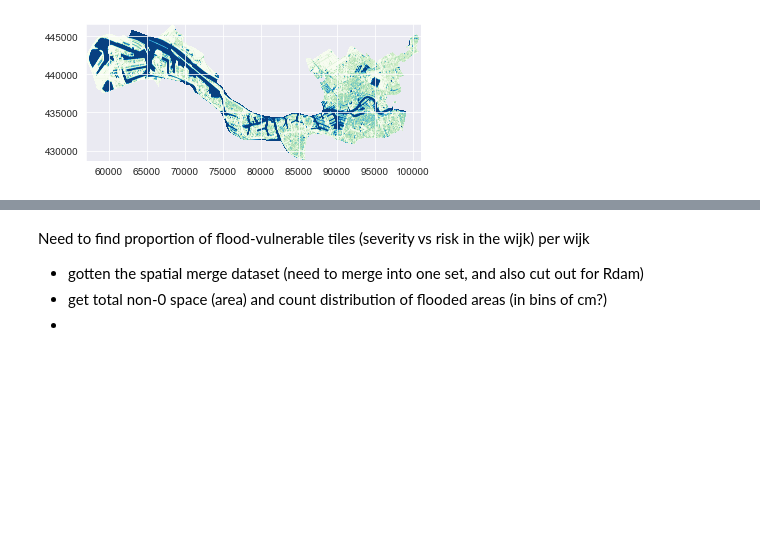
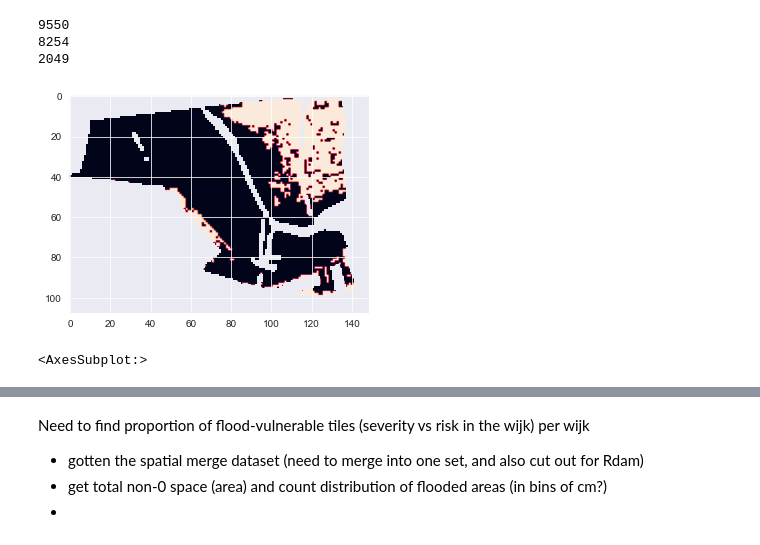
Before and after one commit to FishOuttaWotah/epa-rdam-housing-under-floods, a Jupyter notebook: map_explore.ipynb, the cells around one changed output, grey strips where cells are left out. Cells and saved outputs as stored; diff of their text form; code cells hidden in the pictures; blank space fills up the shorter version.

```diff
--- a/map_explore.ipynb
+++ b/map_explore.ipynb
@@ -95,0 +169,36 @@ for idx, wijk in enumerate(wijk_names):
+# %%
+# Infer water to non-water tiles
+
+# create masks for different wijks:
+# wijk_raw_masks = [rasterio.mask.mask(rdam_dsm_map, [w], crop=True, nodata=np.nan) for w in wijk_geometries]
+
+# correct flood maps with inland bodies of water
+dict_wijk_landmasks = dict(zip(
+    wijk_names,
+    [rasterio.mask.mask(rdam_land_bool_map, [g], crop=True, nodata=0) for g in wijk_geometries]
+))
+# includes np.ndarray and affine transform object
+
+# NOTE: 0 set for non-land values, including water and out-of-bounds territory
+# %%
+
+# assign identification to land area maps
+# retrieve name for land knockout, use submap
+# (assumption that the submap is compatible with the transform)
+# check if all submaps match the landmask (sanity check)
+
+# unit development:
+# iterate through rows? -> np.vectorize()
+# look at column
+# check shape match
+# update floodmap item
+test_submap = df_flood_submaps.loc['2.delfshaven','submap'].squeeze()
+test_landmask = dict_wijk_landmasks['delfshaven'][0].squeeze().astype(bool) # force conversion to bool needed
+
+
+# using np.where preserves the 2d order instead of a bool mask
+test_output = np.where(test_landmask, test_submap, test_submap.min())
+
+# iterate over rows
+# use the name of the area for retrieval input to dict_wijk_landmasks
+# use numpy vectorize
@@ -95,0 +233,16 @@ for idx, wijk in enumerate(wijk_names):
+# %%
+# show(test_submap)
+# total landmass (unit undefined yet)
+print(np.isfinite(test_submap).sum())
+print(test_landmask.sum())
+print((test_output > -9999.).sum()) # tells how much points are actually flooded
+# %% [output]
+9550
+8254
+2049
+# %%
+# plot both to see
+show(test_output)
+# %% [output]
+[figure, added]
+<AxesSubplot:>
@@ -96,8 +255,7 @@ for idx, wijk in enumerate(wijk_names):
 # %%
-rdam_map, rdam_transform = rasterio.mask.mask(rdam_dtm_map, rdam_geometries, crop=True, nodata=np.nan)
-# create rdam map:
-fig, ax = plt.subplots()
-show(rdam_map,cmap='GnBu', transform=rdam_transform,ax=ax)
-plt.savefig('data/rdam_map.jpg', dpi=800)
+## Create map of rdam with waterways
+# rdam_map, rdam_transform = rasterio.mask.mask(rdam_dtm_map, rdam_geometries, crop=True, nodata=np.nan)
+# # create rdam map:
+# fig, ax = plt.subplots()
+# show(rdam_map,cmap='GnBu', transform=rdam_transform,ax=ax)
+# plt.savefig('data/rdam_map.jpg', dpi=800)
-# %% [output]
-[figure, removed]
```
Also changed, not shown: parts of 21 cells of this notebook, 20 other files.
